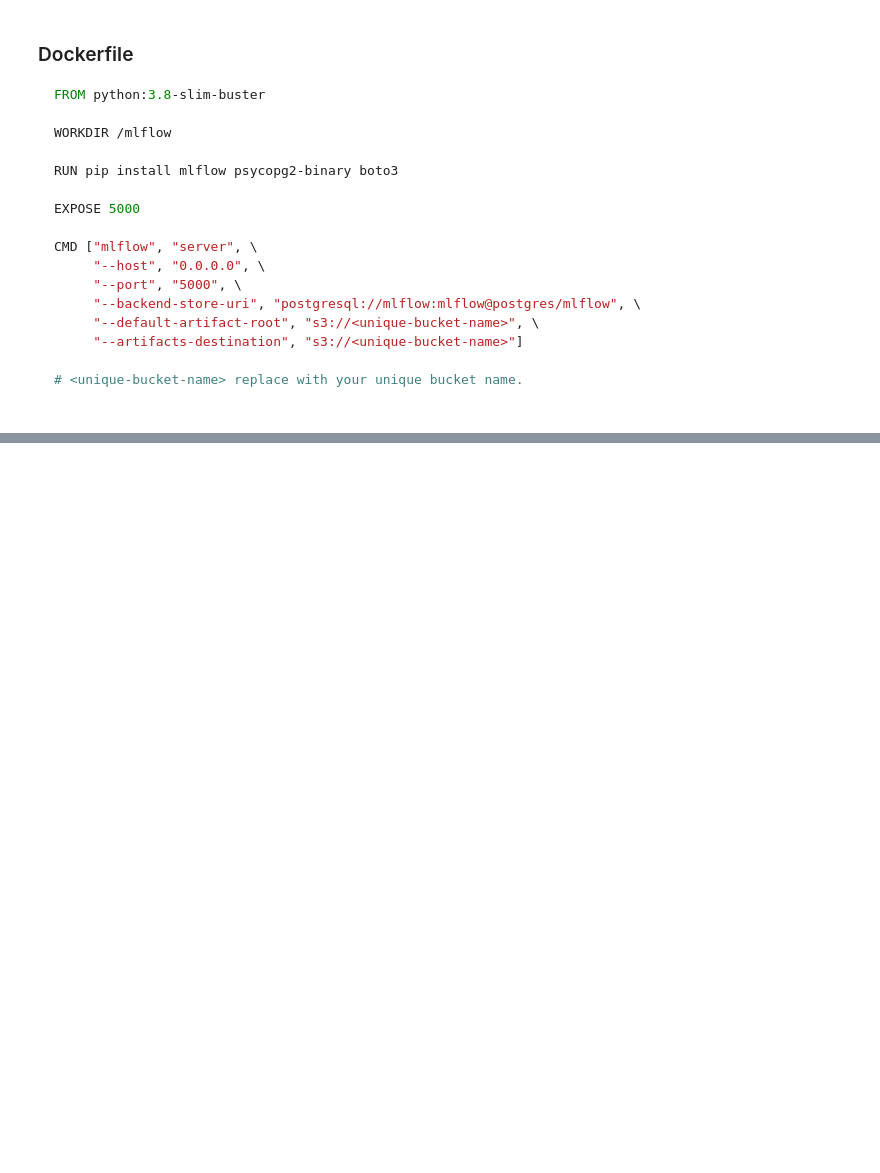
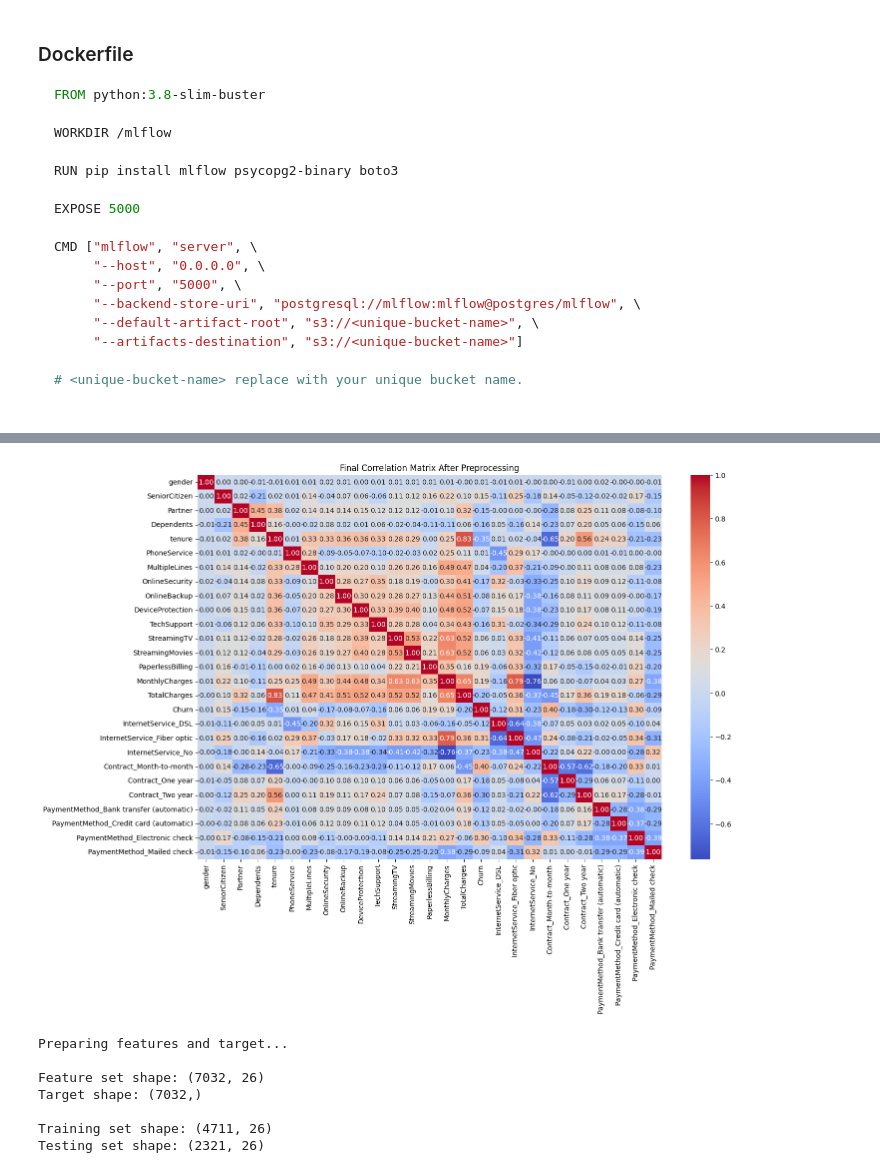
Before and after one commit to zim10/customer-churn-mlops, a Jupyter notebook: churn_prediction.ipynb, the cells around one changed output, grey strips where cells are left out. Cells and saved outputs as stored; diff of their text form; code cells hidden in the pictures; blank space fills up the shorter version.

```diff
--- a/churn_prediction.ipynb
+++ b/churn_prediction.ipynb
@@ -135,0 +306,15 @@ docker-compose up --build -d
+# %%
+#Data Preprocessing for Categorical Features
+#Handles categorical value replacements and transformations
+# Replace categorical values
+df.replace('No internet service', 'No', inplace=True)
+df.replace('No phone service', 'No', inplace=True)
+
+# Display unique values in categorical columns
+for i in df.columns:
+    if df[i].dtypes=="object":
+        print(f'{i} : {df[i].unique()}')
+        print("****************************************************")
+
+# Convert gender to numeric
+df['gender'].replace({'Female':1,'Male':0}, inplace=True)
@@ -135,0 +424,36 @@ docker-compose up --build -d
+# %%
+#Final Data Processing and Analysis
+# Visualizes final correlations after feature engineering and splits the data into features and target.
+# Visualize final correlations after feature engineering
+plt.figure(figsize=(15, 10))
+sns.heatmap(df.corr(), annot=True, cmap="coolwarm", fmt=".2f")
+plt.title("Final Correlation Matrix After Preprocessing")
+plt.show()
+
+# Split features and target
+print("Preparing features and target...")
+X = df.drop('Churn', axis=1)
+y = df['Churn']
+
+print("\nFeature set shape:", X.shape)
+print("Target shape:", y.shape)
+
+# Split data into training and testing sets
+from sklearn.model_selection import train_test_split
+X_train, X_test, y_train, y_test = train_test_split(
+    X, y,
+    test_size=0.33,
+    random_state=42
+)
+
+print("\nTraining set shape:", X_train.shape)
+print("Testing set shape:", X_test.shape)
+# %% [output]
+[figure, added]
+Preparing features and target...
+
+Feature set shape: (7032, 26)
+Target shape: (7032,)
+
+Training set shape: (4711, 26)
+Testing set shape: (2321, 26)
```
Also changed, not shown: parts of 15 cells of this notebook, 3 other files.
